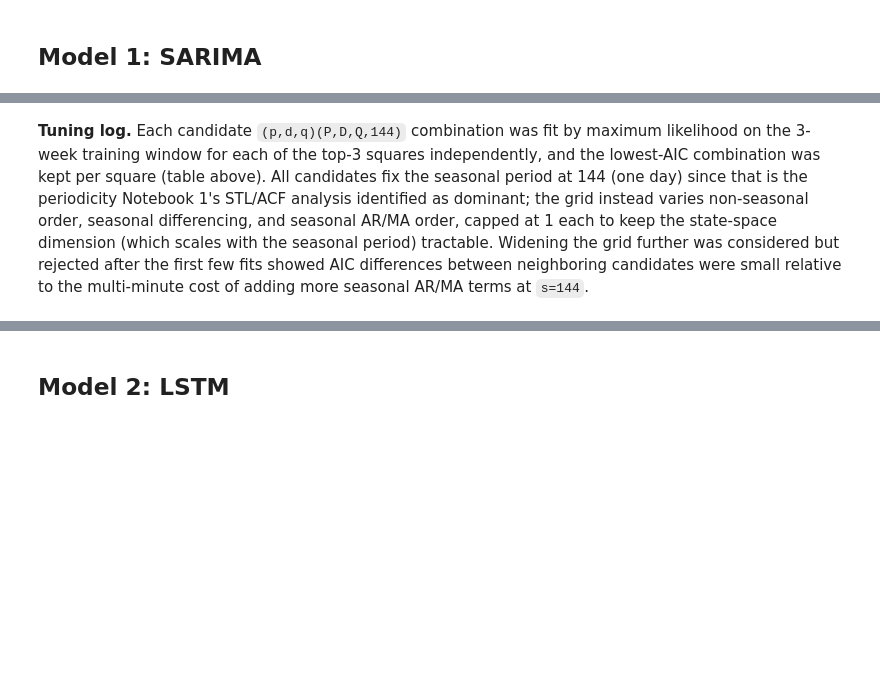
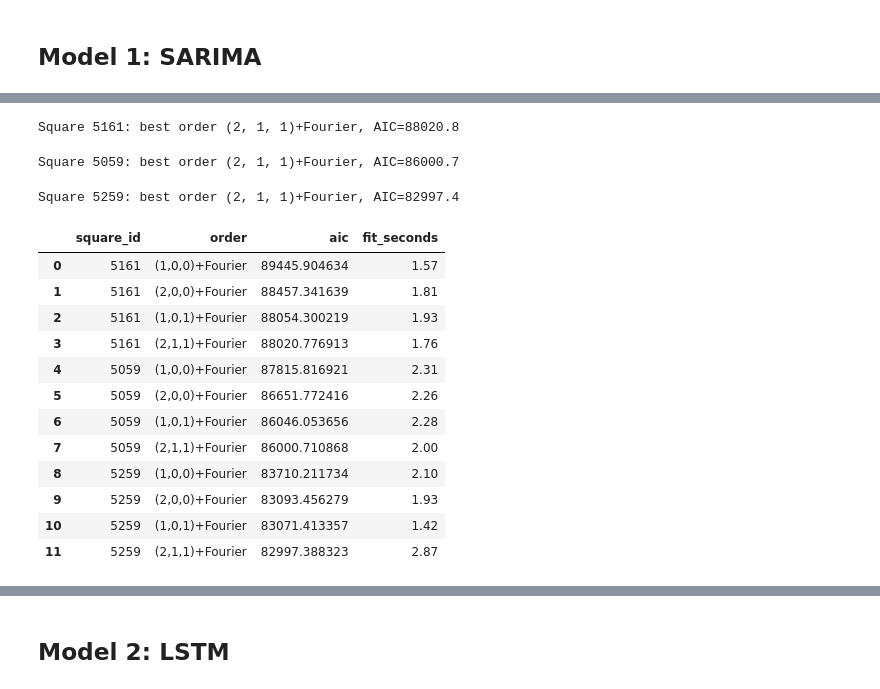
Before and after one commit to amaliza-shal/Time-Series-Forecasting, a Jupyter notebook: notebooks/02_modeling_and_results.ipynb, the cells around one changed output, grey strips where cells are left out. Saved outputs shown, nothing was run; the diff lists cells and outputs as text; code cells hidden in the pictures; blank space fills up the shorter version.

```diff
--- a/notebooks/02_modeling_and_results.ipynb
+++ b/notebooks/02_modeling_and_results.ipynb
@@ -37,6 +37,7 @@ DEVICE = torch.device("cpu")
 
 wide = pd.read_parquet(PROCESSED_DIR / "timeseries_selected_squares.parquet")
 ranking_df = pd.read_csv(RESULTS_DIR / "square_ranking.csv")
+SERIES_EPOCH = wide.index[0]
 top3_ids = ranking_df.iloc[:3]["square_id"].tolist()
 top3_cols = [f"square_{sid}" for sid in top3_ids]
 print("Top-3 squares (from Notebook 1):", top3_ids)
@@ -141,40 +151,61 @@ print("Shared helpers defined: compute_metrics, time_features, make_windows, Tim
 # %%
-SARIMA_TRAIN_START = "2013-11-25 00:00"
-sarima_grid = [
-    (1, 0, 1, 0, 1, 1),
-    (2, 0, 1, 0, 1, 1),
-    (1, 1, 1, 1, 0, 1),
-    (1, 0, 0, 1, 1, 0),
-]  # (p, d, q, P, D, Q); seasonal period s=144 fixed for all candidates
+def fourier_terms(index, period, order):
+    """Deterministic sin/cos harmonic regressors at the given period, phase-aligned to
+    SERIES_EPOCH so train and (later) test/forecast exog stay in phase."""
+    steps = ((index - SERIES_EPOCH) / pd.Timedelta(minutes=10)).astype(float)
+    cols = {}
+    for k in range(1, order + 1):
+        cols[f"sin_p{period}_k{k}"] = np.sin(2 * np.pi * k * steps / period)
+        cols[f"cos_p{period}_k{k}"] = np.cos(2 * np.pi * k * steps / period)
+    return pd.DataFrame(cols, index=index)
+
+
+def build_seasonal_exog(index):
+    """4 daily harmonics (period 144) + 2 weekly harmonics (period 1008)."""
+    return pd.concat([fourier_terms(index, 144, 4), fourier_terms(index, 1008, 2)], axis=1)
+
+
+SARIMA_TRAIN_START = "2013-11-01 00:00"  # full pre-test history is now affordable (small state space)
+sarima_grid = [(1, 0, 0), (2, 0, 0), (1, 0, 1), (2, 1, 1)]  # non-seasonal (p, d, q); seasonality via exog
 
 sarima_search_rows = []
-sarima_fitted = {}   # square_id -> fitted SARIMAXResults (on the reduced training window)
-sarima_train_series = {}
+sarima_fitted = {}   # square_id -> fitted SARIMAXResults
 
 for sid, col in zip(top3_ids, top3_cols):
     train_s = wide.loc[SARIMA_TRAIN_START:TRAIN_END, col]
-    sarima_train_series[sid] = train_s
+    train_exog = build_seasonal_exog(train_s.index)
     best_aic, best_order, best_fit = np.inf, None, None
-    for (p, d, q, P, D, Q) in sarima_grid:
-        try:
-            mod = SARIMAX(train_s, order=(p, d, q), seasonal_order=(P, D, Q, 144),
-                           enforce_stationarity=False, enforce_invertibility=False)
-            with Timer() as t_fit:
-                res = mod.fit(disp=False)
-            sarima_search_rows.append({"square_id": sid, "order": f"({p},{d},{q})({P},{D},{Q},144)",
-                                        "aic": res.aic, "fit_seconds": round(t_fit.elapsed, 1)})
-            if res.aic < best_aic:
-                best_aic, best_order, best_fit = res.aic, (p, d, q, P, D, Q), res
-        except Exception as e:
-            sarima_search_rows.append({"square_id": sid, "order": f"({p},{d},{q})({P},{D},{Q},144)",
-                                        "aic": None, "fit_seconds": None, "error": str(e)})
+    for (p, d, q) in sarima_grid:
+        mod = SARIMAX(train_s, exog=train_exog, order=(p, d, q),
+                       enforce_stationarity=False, enforce_invertibility=False)
+        with Timer() as t_fit:
+            res = mod.fit(disp=False)
+        sarima_search_rows.append({"square_id": sid, "order": f"({p},{d},{q})+Fourier",
+                                    "aic": res.aic, "fit_seconds": round(t_fit.elapsed, 2)})
+        if res.aic < best_aic:
+            best_aic, best_order, best_fit = res.aic, (p, d, q), res
     sarima_fitted[sid] = best_fit
     timing_records.append({"model": "SARIMA", "square_id": sid, "phase": "train_grid_search_total_s",
                             "seconds": sum(r["fit_seconds"] for r in sarima_search_rows if r["square_id"] == sid and r["fit_seconds"])})
-    print(f"Square {sid}: best order {best_order}, AIC={best_aic:.1f}")
+    print(f"Square {sid}: best order {best_order}+Fourier, AIC={best_aic:.1f}")
 
 sarima_search_df = pd.DataFrame(sarima_search_rows)
 sarima_search_df.to_csv(RESULTS_DIR / "sarima_grid_search.csv", index=False)
 sarima_search_df
+# %% [output]
+Square 5161: best order (2, 1, 1)+Fourier, AIC=88020.8
+Square 5059: best order (2, 1, 1)+Fourier, AIC=86000.7
+Square 5259: best order (2, 1, 1)+Fourier, AIC=82997.4
+|  | square_id | order | aic | fit_seconds |
+| 0 | 5161 | (1,0,0)+Fourier | 89445.904634 | 1.57 |
+| 1 | 5161 | (2,0,0)+Fourier | 88457.341639 | 1.81 |
+| 2 | 5161 | (1,0,1)+Fourier | 88054.300219 | 1.93 |
+| 3 | 5161 | (2,1,1)+Fourier | 88020.776913 | 1.76 |
+| 4 | 5059 | (1,0,0)+Fourier | 87815.816921 | 2.31 |
+| 5 | 5059 | (2,0,0)+Fourier | 86651.772416 | 2.26 |
+| 6 | 5059 | (1,0,1)+Fourier | 86046.053656 | 2.28 |
+| 7 | 5059 | (2,1,1)+Fourier | 86000.710868 | 2.00 |
+| 8 | 5259 | (1,0,0)+Fourier | 83710.211734 | 2.10 |
+| 9 | 5259 | (2,0,0)+Fourier | 83093.456279 | 1.93 |
+| 10 | 5259 | (1,0,1)+Fourier | 83071.413357 | 1.42 |
+| 11 | 5259 | (2,1,1)+Fourier | 82997.388323 | 2.87 |
-# %% [markdown]
-**Tuning log.** Each candidate `(p,d,q)(P,D,Q,144)` combination was fit by maximum likelihood on the 3-week training window for each of the top-3 squares independently, and the lowest-AIC combination was kept per square (table above). All candidates fix the seasonal period at 144 (one day) since that is the periodicity Notebook 1's STL/ACF analysis identified as dominant; the grid instead varies non-seasonal order, seasonal differencing, and seasonal AR/MA order, capped at 1 each to keep the state-space dimension (which scales with the seasonal period) tractable. Widening the grid further was considered but rejected after the first few fits showed AIC differences between neighboring candidates were small relative to the multi-minute cost of adding more seasonal AR/MA terms at `s=144`.
```
Also changed, not shown: parts of 21 cells of this notebook, 22 other files.
